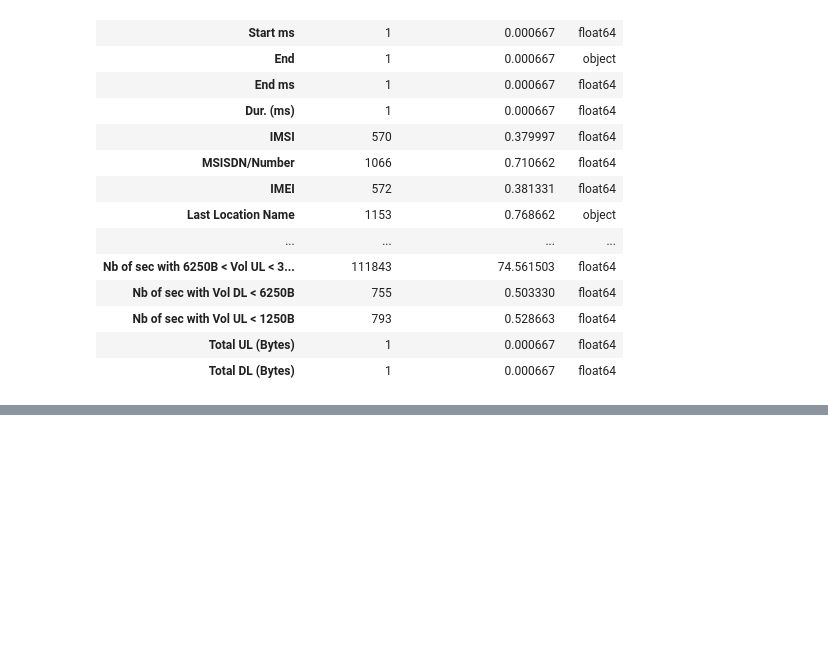
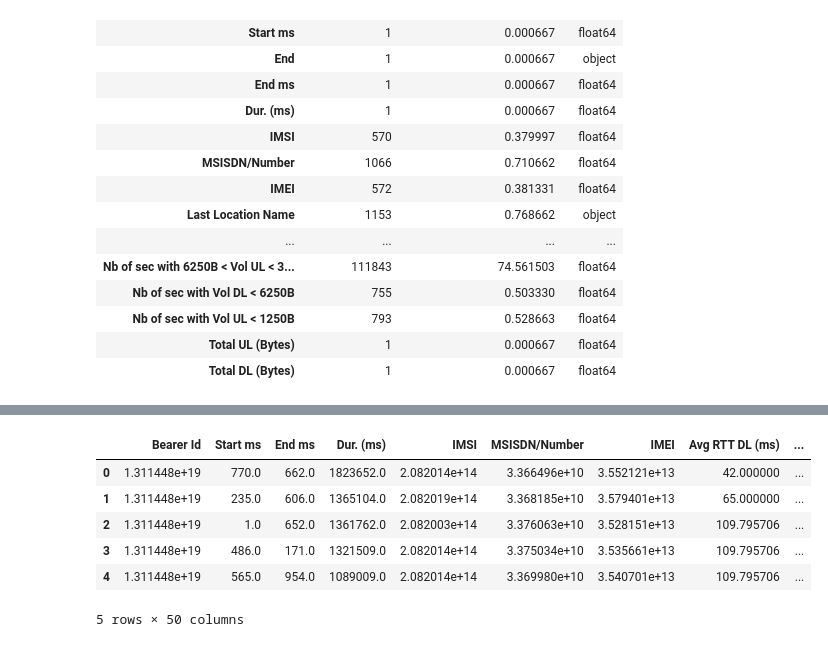
Before and after one commit to melatteshome/User-Analytics-Telecom-Industry, a Jupyter notebook: notebooks/user_behaviour_analysis.ipynb, the cells around one changed output, grey strips where cells are left out. Cells and saved outputs as stored; diff of their text form; code cells hidden in the pictures; blank space fills up the shorter version.

```diff
--- a/notebooks/user_behaviour_analysis.ipynb
+++ b/notebooks/user_behaviour_analysis.ipynb
@@ -89,0 +95,16 @@ NameError: name 'filter_numerical_columns' is not defined
+# %%
+columns_to_exclude = ['Bearer Id', 'Start', 'End', 'IMSI', 'MSISDN/Number', 'IMEI', 'Last Location Name', 'Handset Manufacturer', 'Handset Type']
+for column in columns_with_numerical_values :
+    if column not in columns_to_exclude:
+        columns_with_numerical_values[column] = columns_with_numerical_values[column].fillna(columns_with_numerical_values[column].mean())
+
+
+columns_with_numerical_values.head()
+# %% [output]
+|  | Bearer Id | Start ms | End ms | Dur. (ms) | IMSI | MSISDN/Number | IMEI | Avg RTT DL (ms) | ... |
+| 0 | 1.311448e+19 | 770.0 | 662.0 | 1823652.0 | 2.082014e+14 | 3.366496e+10 | 3.552121e+13 | 42.000000 | ... |
+| 1 | 1.311448e+19 | 235.0 | 606.0 | 1365104.0 | 2.082019e+14 | 3.368185e+10 | 3.579401e+13 | 65.000000 | ... |
+| 2 | 1.311448e+19 | 1.0 | 652.0 | 1361762.0 | 2.082003e+14 | 3.376063e+10 | 3.528151e+13 | 109.795706 | ... |
+| 3 | 1.311448e+19 | 486.0 | 171.0 | 1321509.0 | 2.082014e+14 | 3.375034e+10 | 3.535661e+13 | 109.795706 | ... |
+| 4 | 1.311448e+19 | 565.0 | 954.0 | 1089009.0 | 2.082014e+14 | 3.369980e+10 | 3.540701e+13 | 109.795706 | ... |
+5 rows × 50 columns
```
Also changed, not shown: parts of 6 cells of this notebook.
